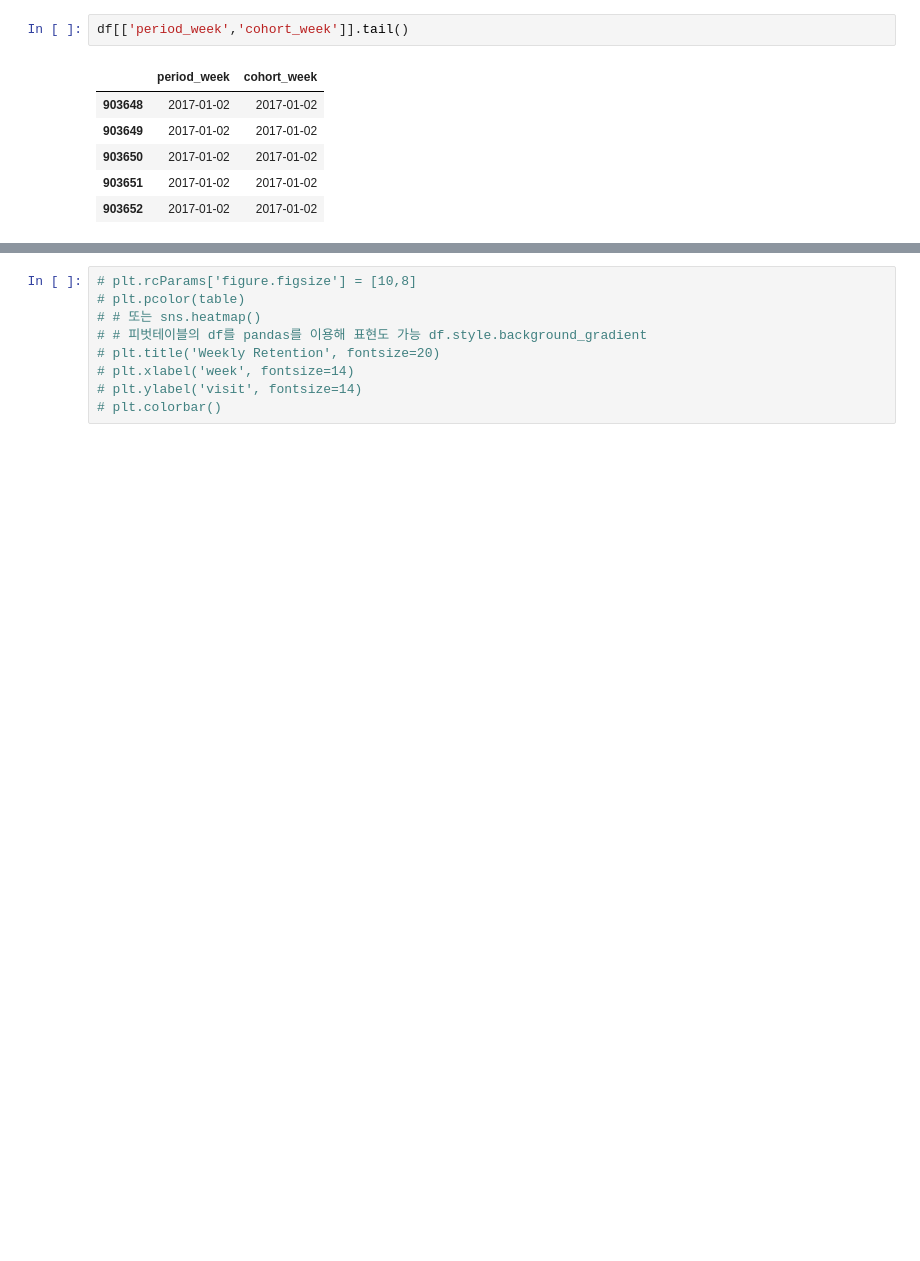
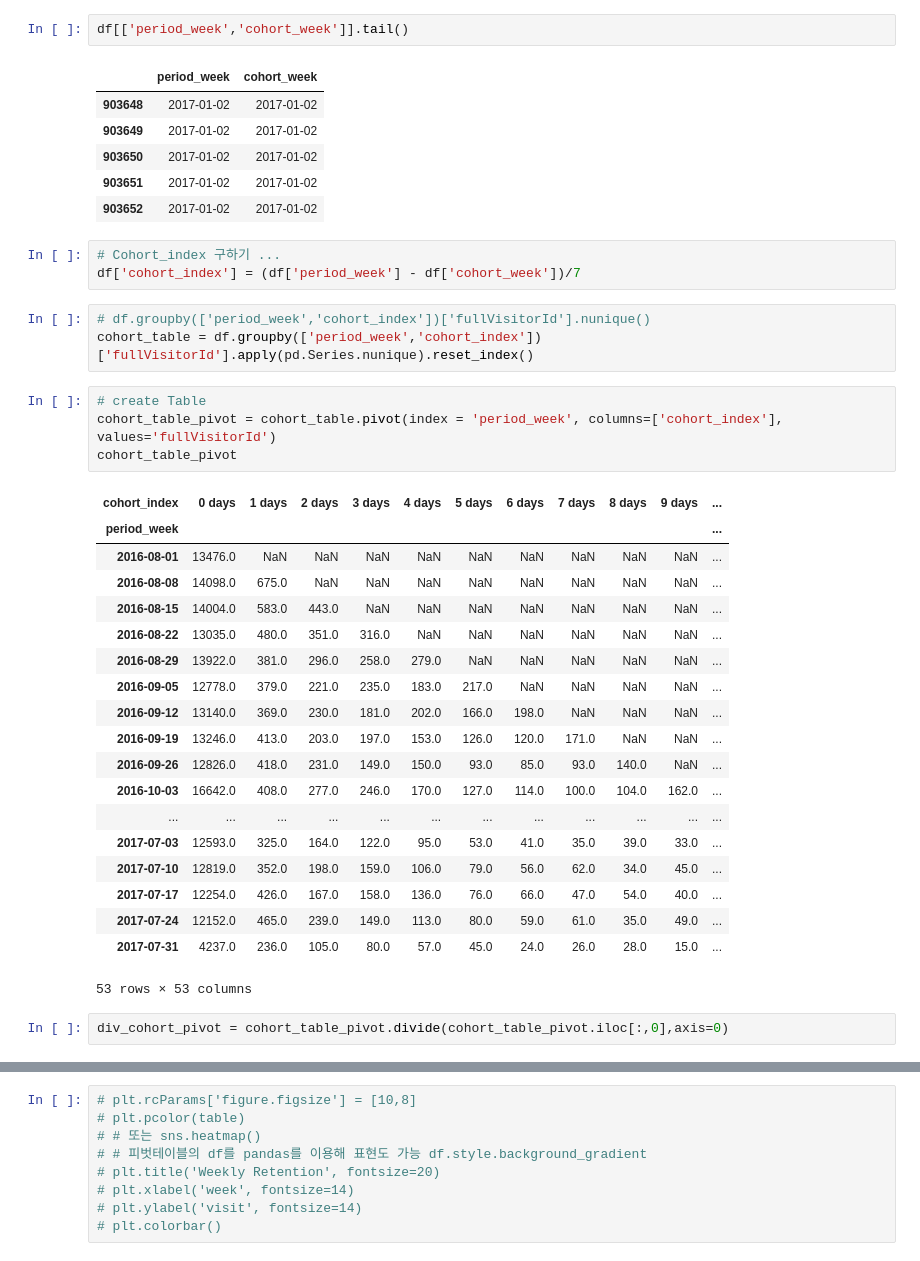
Before and after one commit to oddsmile/GAcustomerprediction, a Jupyter notebook: ga4_weekly_retention구하기(2.14).ipynb, the cells around one changed output, grey strips where cells are left out. Drawn from its saved outputs; the diff is of its cells as text; blank space fills up the shorter version.

```diff
--- a/ga4_weekly_retention구하기(2.14).ipynb
+++ b/ga4_weekly_retention구하기(2.14).ipynb
@@ -77,3 +72,35 @@ df[['period_week','cohort_week']].tail()
 | 903650 | 2017-01-02 | 2017-01-02 |
 | 903651 | 2017-01-02 | 2017-01-02 |
 | 903652 | 2017-01-02 | 2017-01-02 |
+# %%
+# Cohort_index 구하기 ...
+df['cohort_index'] = (df['period_week'] - df['cohort_week'])/7
+# %%
+# df.groupby(['period_week','cohort_index'])['fullVisitorId'].nunique()
+cohort_table = df.groupby(['period_week','cohort_index'])['fullVisitorId'].apply(pd.Series.nunique).reset_index()
+# %%
+# create Table
+cohort_table_pivot = cohort_table.pivot(index = 'period_week', columns=['cohort_index'], values='fullVisitorId')
+cohort_table_pivot
+# %% [output]
+| cohort_index | 0 days | 1 days | 2 days | 3 days | 4 days | 5 days | 6 days | 7 days | 8 days | 9 days | ... |
+| period_week |  |  |  |  |  |  |  |  |  |  | ... |
+| 2016-08-01 | 13476.0 | NaN | NaN | NaN | NaN | NaN | NaN | NaN | NaN | NaN | ... |
+| 2016-08-08 | 14098.0 | 675.0 | NaN | NaN | NaN | NaN | NaN | NaN | NaN | NaN | ... |
+| 2016-08-15 | 14004.0 | 583.0 | 443.0 | NaN | NaN | NaN | NaN | NaN | NaN | NaN | ... |
+| 2016-08-22 | 13035.0 | 480.0 | 351.0 | 316.0 | NaN | NaN | NaN | NaN | NaN | NaN | ... |
+| 2016-08-29 | 13922.0 | 381.0 | 296.0 | 258.0 | 279.0 | NaN | NaN | NaN | NaN | NaN | ... |
+| 2016-09-05 | 12778.0 | 379.0 | 221.0 | 235.0 | 183.0 | 217.0 | NaN | NaN | NaN | NaN | ... |
+| 2016-09-12 | 13140.0 | 369.0 | 230.0 | 181.0 | 202.0 | 166.0 | 198.0 | NaN | NaN | NaN | ... |
+| 2016-09-19 | 13246.0 | 413.0 | 203.0 | 197.0 | 153.0 | 126.0 | 120.0 | 171.0 | NaN | NaN | ... |
+| 2016-09-26 | 12826.0 | 418.0 | 231.0 | 149.0 | 150.0 | 93.0 | 85.0 | 93.0 | 140.0 | NaN | ... |
+| 2016-10-03 | 16642.0 | 408.0 | 277.0 | 246.0 | 170.0 | 127.0 | 114.0 | 100.0 | 104.0 | 162.0 | ... |
+| ... | ... | ... | ... | ... | ... | ... | ... | ... | ... | ... | ... |
+| 2017-07-03 | 12593.0 | 325.0 | 164.0 | 122.0 | 95.0 | 53.0 | 41.0 | 35.0 | 39.0 | 33.0 | ... |
+| 2017-07-10 | 12819.0 | 352.0 | 198.0 | 159.0 | 106.0 | 79.0 | 56.0 | 62.0 | 34.0 | 45.0 | ... |
+| 2017-07-17 | 12254.0 | 426.0 | 167.0 | 158.0 | 136.0 | 76.0 | 66.0 | 47.0 | 54.0 | 40.0 | ... |
+| 2017-07-24 | 12152.0 | 465.0 | 239.0 | 149.0 | 113.0 | 80.0 | 59.0 | 61.0 | 35.0 | 49.0 | ... |
+| 2017-07-31 | 4237.0 | 236.0 | 105.0 | 80.0 | 57.0 | 45.0 | 24.0 | 26.0 | 28.0 | 15.0 | ... |
+53 rows × 53 columns
+# %%
+div_cohort_pivot = cohort_table_pivot.divide(cohort_table_pivot.iloc[:,0],axis=0)
```
Also changed, not shown: parts of 4 cells of this notebook.
